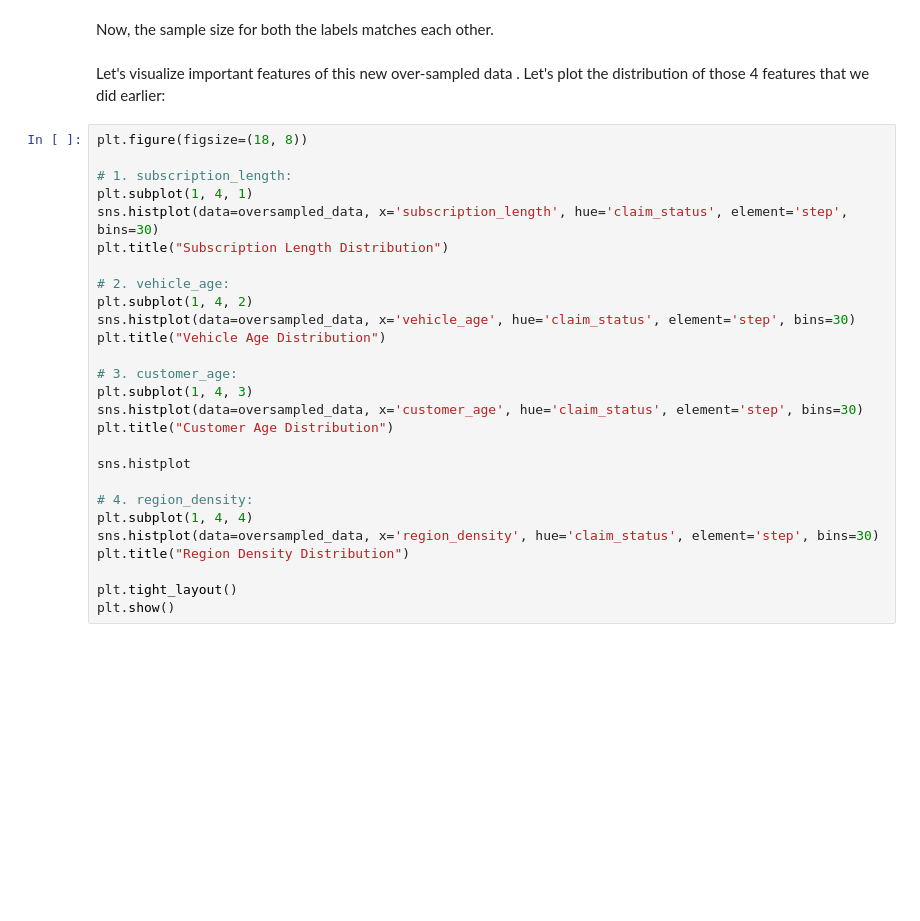
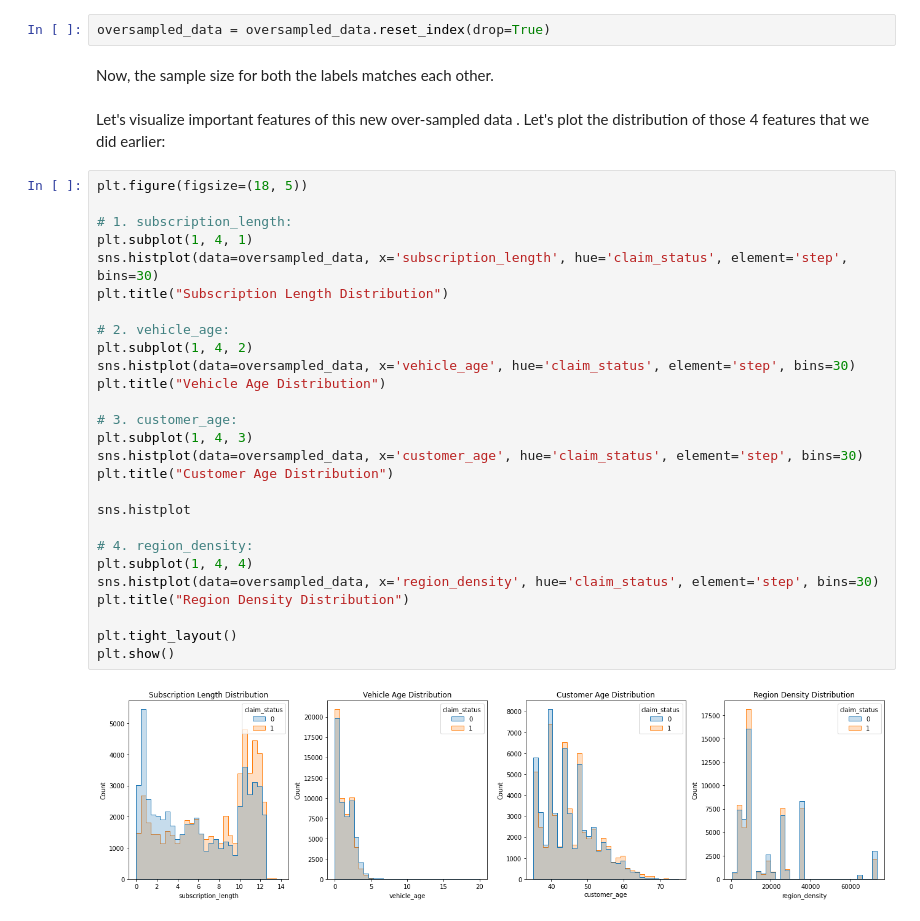
Before and after one commit to Nishan-k/Classification-on-Imbalanced-Data, a Jupyter notebook: Classification on Imbalanced Dataset.ipynb, the cells around one changed output. Cells and saved outputs as stored; diff of their text form; blank space fills up the shorter version.

```diff
--- a/Classification on Imbalanced Dataset.ipynb
+++ b/Classification on Imbalanced Dataset.ipynb
@@ -222,34 +222,38 @@ oversampled_data.claim_status.value_counts()
 1    54844
 0    54844
 Name: claim_status, dtype: int64
+# %%
+oversampled_data = oversampled_data.reset_index(drop=True)
 # %% [markdown]
 Now, the sample size for both the labels matches each other.
-# %% [markdown]
-Let's visualize important features of this new over-sampled data . Let's plot the distribution of those 4 features that we did earlier:
-# %%
-plt.figure(figsize=(18, 8))
-
-# 1. subscription_length:
-plt.subplot(1, 4, 1)
-sns.histplot(data=oversampled_data, x='subscription_length', hue='claim_status', element='step', bins=30)
-plt.title("Subscription Length Distribution")
-
-# 2. vehicle_age:
-plt.subplot(1, 4, 2)
-sns.histplot(data=oversampled_data, x='vehicle_age', hue='claim_status', element='step', bins=30)
-plt.title("Vehicle Age Distribution")
-
-# 3. customer_age:
-plt.subplot(1, 4, 3)
-sns.histplot(data=oversampled_data, x='customer_age', hue='claim_status', element='step', bins=30)
-plt.title("Customer Age Distribution")
-
-sns.histplot
-
-# 4. region_density:
-plt.subplot(1, 4, 4)
-sns.histplot(data=oversampled_data, x='region_density', hue='claim_status', element='step', bins=30)
-plt.title("Region Density Distribution")
-
-plt.tight_layout()
-plt.show()
+# %% [markdown]
+Let's visualize important features of this new over-sampled data . Let's plot the distribution of those 4 features that we did earlier:
+# %%
+plt.figure(figsize=(18, 5))
+
+# 1. subscription_length:
+plt.subplot(1, 4, 1)
+sns.histplot(data=oversampled_data, x='subscription_length', hue='claim_status', element='step', bins=30)
+plt.title("Subscription Length Distribution")
+
+# 2. vehicle_age:
+plt.subplot(1, 4, 2)
+sns.histplot(data=oversampled_data, x='vehicle_age', hue='claim_status', element='step', bins=30)
+plt.title("Vehicle Age Distribution")
+
+# 3. customer_age:
+plt.subplot(1, 4, 3)
+sns.histplot(data=oversampled_data, x='customer_age', hue='claim_status', element='step', bins=30)
+plt.title("Customer Age Distribution")
+
+sns.histplot
+
+# 4. region_density:
+plt.subplot(1, 4, 4)
+sns.histplot(data=oversampled_data, x='region_density', hue='claim_status', element='step', bins=30)
+plt.title("Region Density Distribution")
+
+plt.tight_layout()
+plt.show()
+# %% [output]
+[figure, added]
```
Also changed, not shown: 2 other files.
